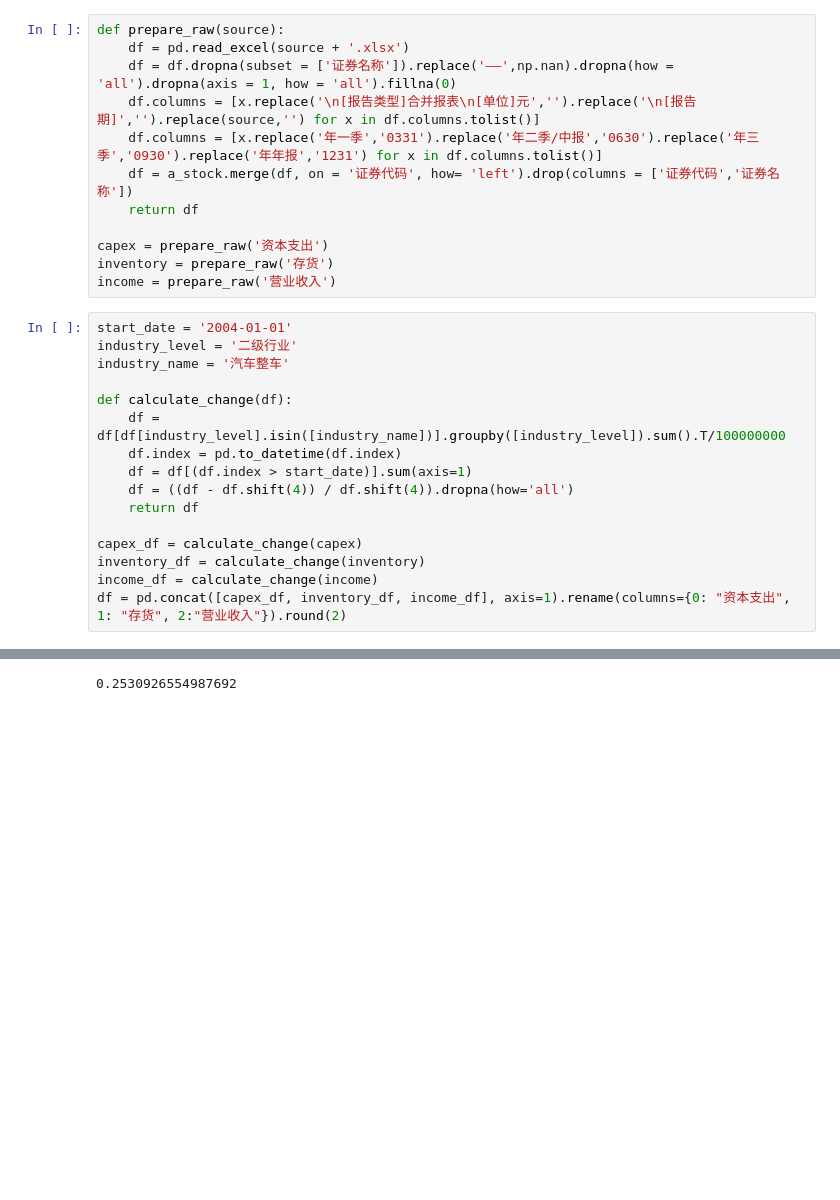
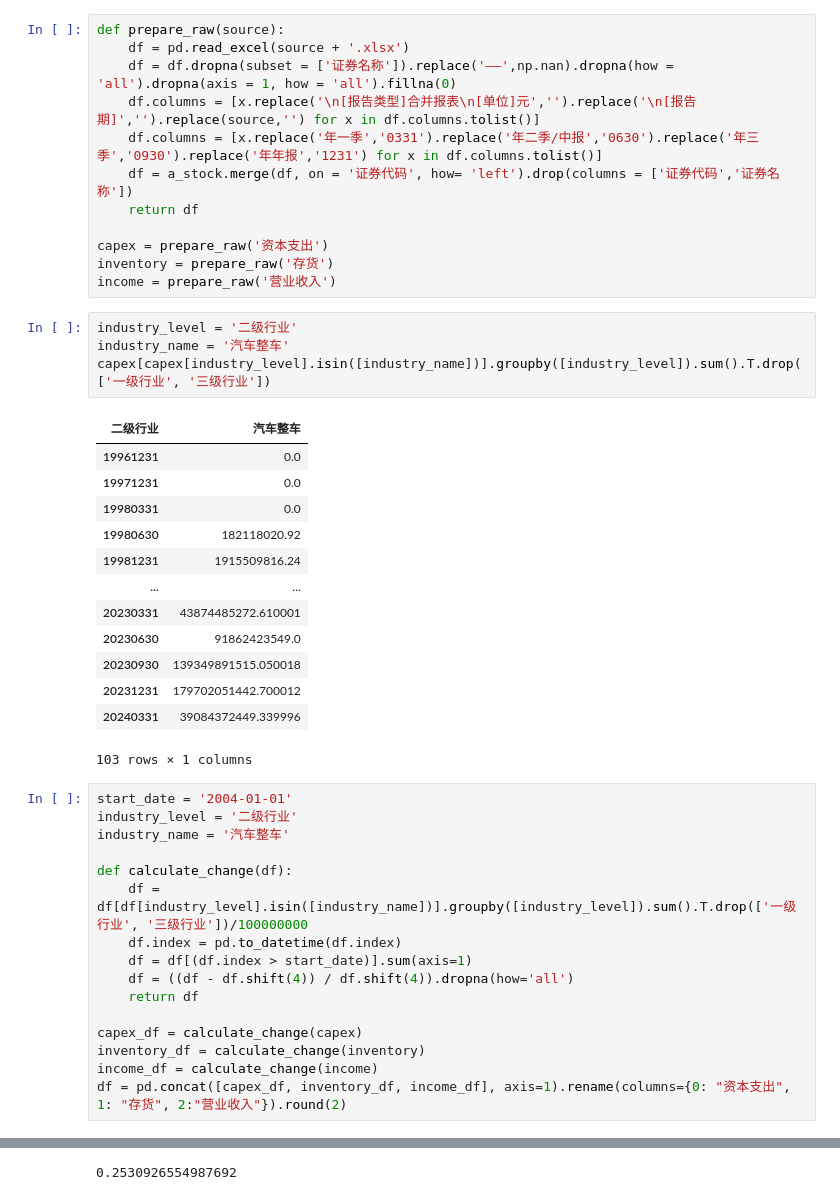
Before and after one commit to alexleethinker/Trading, a Jupyter notebook: notebooks/金融数据爬虫/库存分析.ipynb, the cells around one changed output, grey strips where cells are left out. Cells and saved outputs as stored; diff of their text form; blank space fills up the shorter version.

```diff
--- a/notebooks/金融数据爬虫/库存分析.ipynb
+++ b/notebooks/金融数据爬虫/库存分析.ipynb
@@ -23,13 +23,31 @@ def prepare_raw(source):
 capex = prepare_raw('资本支出')
 inventory = prepare_raw('存货')
 income = prepare_raw('营业收入')
+# %%
+industry_level = '二级行业'
+industry_name = '汽车整车'
+capex[capex[industry_level].isin([industry_name])].groupby([industry_level]).sum().T.drop(['一级行业', '三级行业'])
+# %% [output]
+| 二级行业 | 汽车整车 |
+| 19961231 | 0.0 |
+| 19971231 | 0.0 |
+| 19980331 | 0.0 |
+| 19980630 | 182118020.92 |
+| 19981231 | 1915509816.24 |
+| ... | ... |
+| 20230331 | 43874485272.610001 |
+| 20230630 | 91862423549.0 |
+| 20230930 | 139349891515.050018 |
+| 20231231 | 179702051442.700012 |
+| 20240331 | 39084372449.339996 |
+103 rows × 1 columns
 # %%
 start_date = '2004-01-01'
 industry_level = '二级行业'
 industry_name = '汽车整车'
 
 def calculate_change(df):
-    df = df[df[industry_level].isin([industry_name])].groupby([industry_level]).sum().T/100000000
+    df = df[df[industry_level].isin([industry_name])].groupby([industry_level]).sum().T.drop(['一级行业', '三级行业'])/100000000
     df.index = pd.to_datetime(df.index)
     df = df[(df.index > start_date)].sum(axis=1)
     df = ((df - df.shift(4)) / df.shift(4)).dropna(how='all')
```
Also changed, not shown: parts of 1 cell of this notebook, 4 other files.
